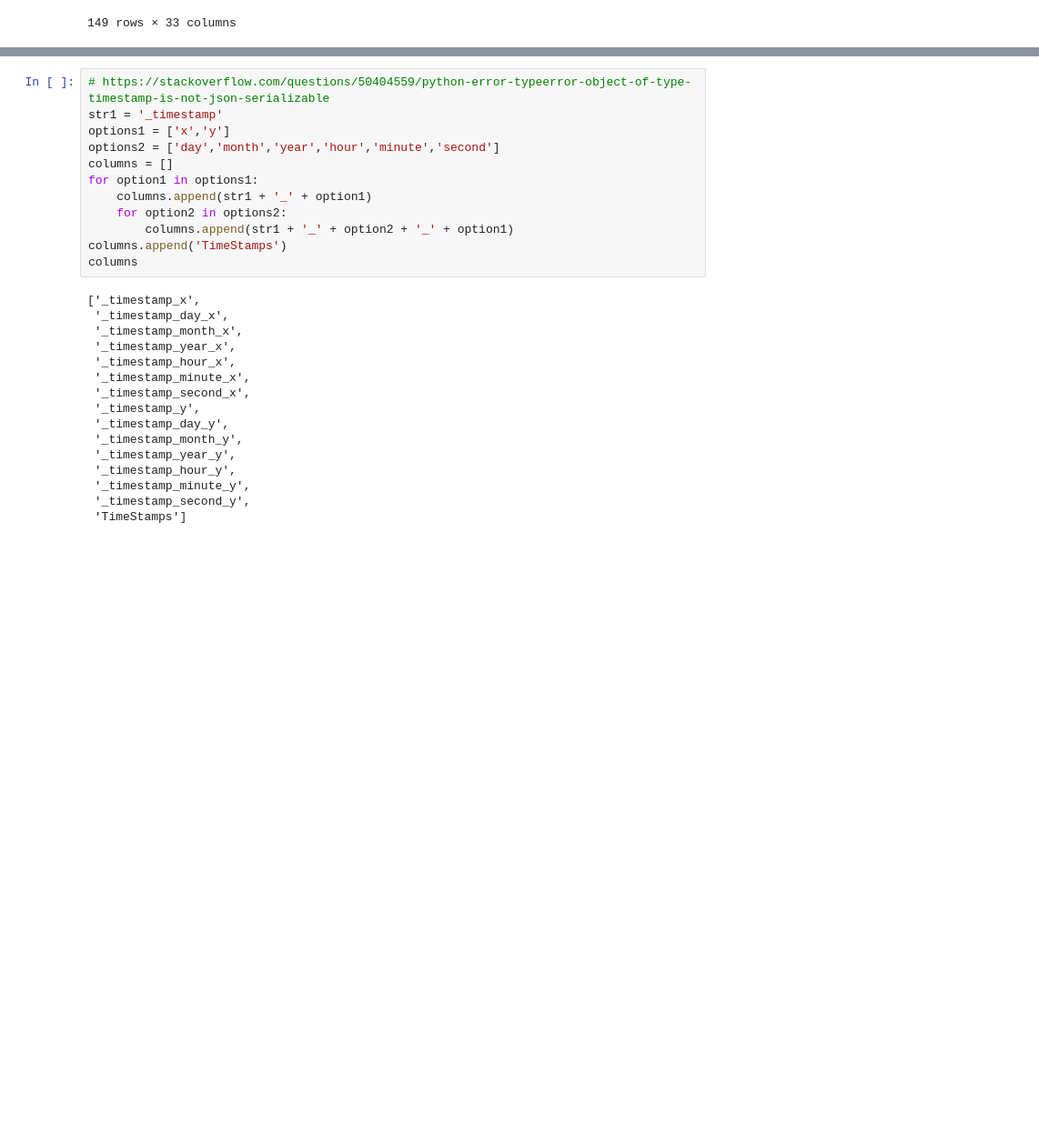
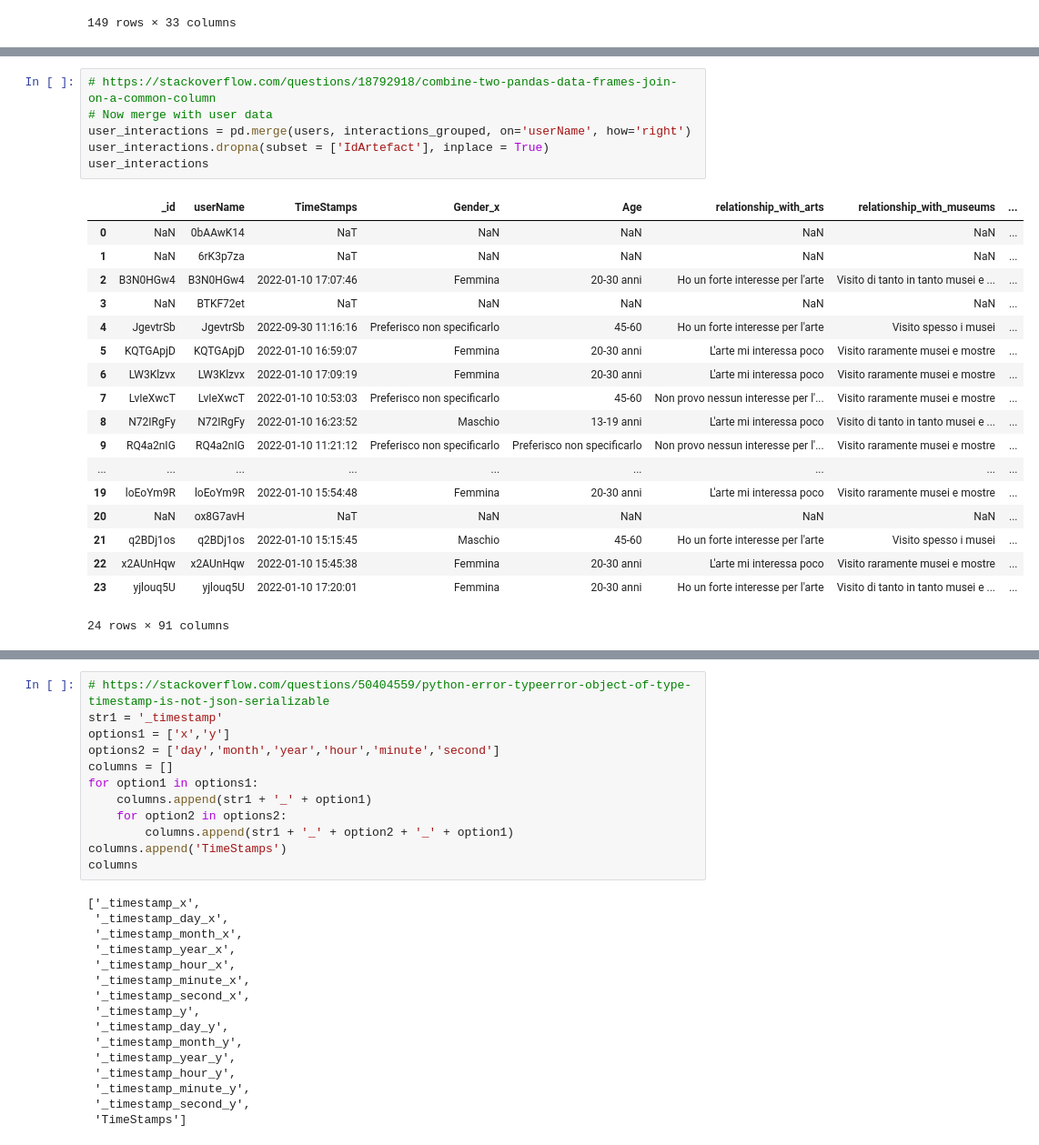
Before and after one commit to angelsanmar/community-model-api-gam, a Jupyter notebook: server-loader/prototype-clustering/examples/GAM (20221017)/GAM user interactions.ipynb, the cells around one changed output, grey strips where cells are left out. Shown at 91% size. Cells and saved outputs as stored; diff of their text form; blank space fills up the shorter version.

```diff
--- a/server-loader/prototype-clustering/examples/GAM (20221017)/GAM user interactions.ipynb
+++ b/server-loader/prototype-clustering/examples/GAM (20221017)/GAM user interactions.ipynb
@@ -119,3 +168,28 @@ user_interactions
+# %%
+# https://stackoverflow.com/questions/18792918/combine-two-pandas-data-frames-join-on-a-common-column
+# Now merge with user data
+user_interactions = pd.merge(users, interactions_grouped, on='userName', how='right')
+user_interactions.dropna(subset = ['IdArtefact'], inplace = True)
+user_interactions
+# %% [output]
+|  | _id | userName | TimeStamps | Gender_x | Age | relationship_with_arts | relationship_with_museums | ... |
+| 0 | NaN | 0bAAwK14 | NaT | NaN | NaN | NaN | NaN | ... |
+| 1 | NaN | 6rK3p7za | NaT | NaN | NaN | NaN | NaN | ... |
+| 2 | B3N0HGw4 | B3N0HGw4 | 2022-01-10 17:07:46 | Femmina | 20-30 anni | Ho un forte interesse per l'arte | Visito di tanto in tanto musei e ... | ... |
+| 3 | NaN | BTKF72et | NaT | NaN | NaN | NaN | NaN | ... |
+| 4 | JgevtrSb | JgevtrSb | 2022-09-30 11:16:16 | Preferisco non specificarlo | 45-60 | Ho un forte interesse per l'arte | Visito spesso i musei | ... |
+| 5 | KQTGApjD | KQTGApjD | 2022-01-10 16:59:07 | Femmina | 20-30 anni | L'arte mi interessa poco | Visito raramente musei e mostre | ... |
+| 6 | LW3Klzvx | LW3Klzvx | 2022-01-10 17:09:19 | Femmina | 20-30 anni | L'arte mi interessa poco | Visito raramente musei e mostre | ... |
+| 7 | LvIeXwcT | LvIeXwcT | 2022-01-10 10:53:03 | Preferisco non specificarlo | 45-60 | Non provo nessun interesse per l'... | Visito raramente musei e mostre | ... |
+| 8 | N72IRgFy | N72IRgFy | 2022-01-10 16:23:52 | Maschio | 13-19 anni | L'arte mi interessa poco | Visito di tanto in tanto musei e ... | ... |
+| 9 | RQ4a2nIG | RQ4a2nIG | 2022-01-10 11:21:12 | Preferisco non specificarlo | Preferisco non specificarlo | Non provo nessun interesse per l'... | Visito raramente musei e mostre | ... |
+| ... | ... | ... | ... | ... | ... | ... | ... | ... |
+| 19 | loEoYm9R | loEoYm9R | 2022-01-10 15:54:48 | Femmina | 20-30 anni | L'arte mi interessa poco | Visito raramente musei e mostre | ... |
+| 20 | NaN | ox8G7avH | NaT | NaN | NaN | NaN | NaN | ... |
+| 21 | q2BDj1os | q2BDj1os | 2022-01-10 15:15:45 | Maschio | 45-60 | Ho un forte interesse per l'arte | Visito spesso i musei | ... |
+| 22 | x2AUnHqw | x2AUnHqw | 2022-01-10 15:45:38 | Femmina | 20-30 anni | L'arte mi interessa poco | Visito raramente musei e mostre | ... |
+| 23 | yjlouq5U | yjlouq5U | 2022-01-10 17:20:01 | Femmina | 20-30 anni | Ho un forte interesse per l'arte | Visito di tanto in tanto musei e ... | ... |
+24 rows × 91 columns
 # %%
 user_interactions.columns
 # %% [output]
```
Also changed, not shown: parts of 16 cells of this notebook, 26 other files.
